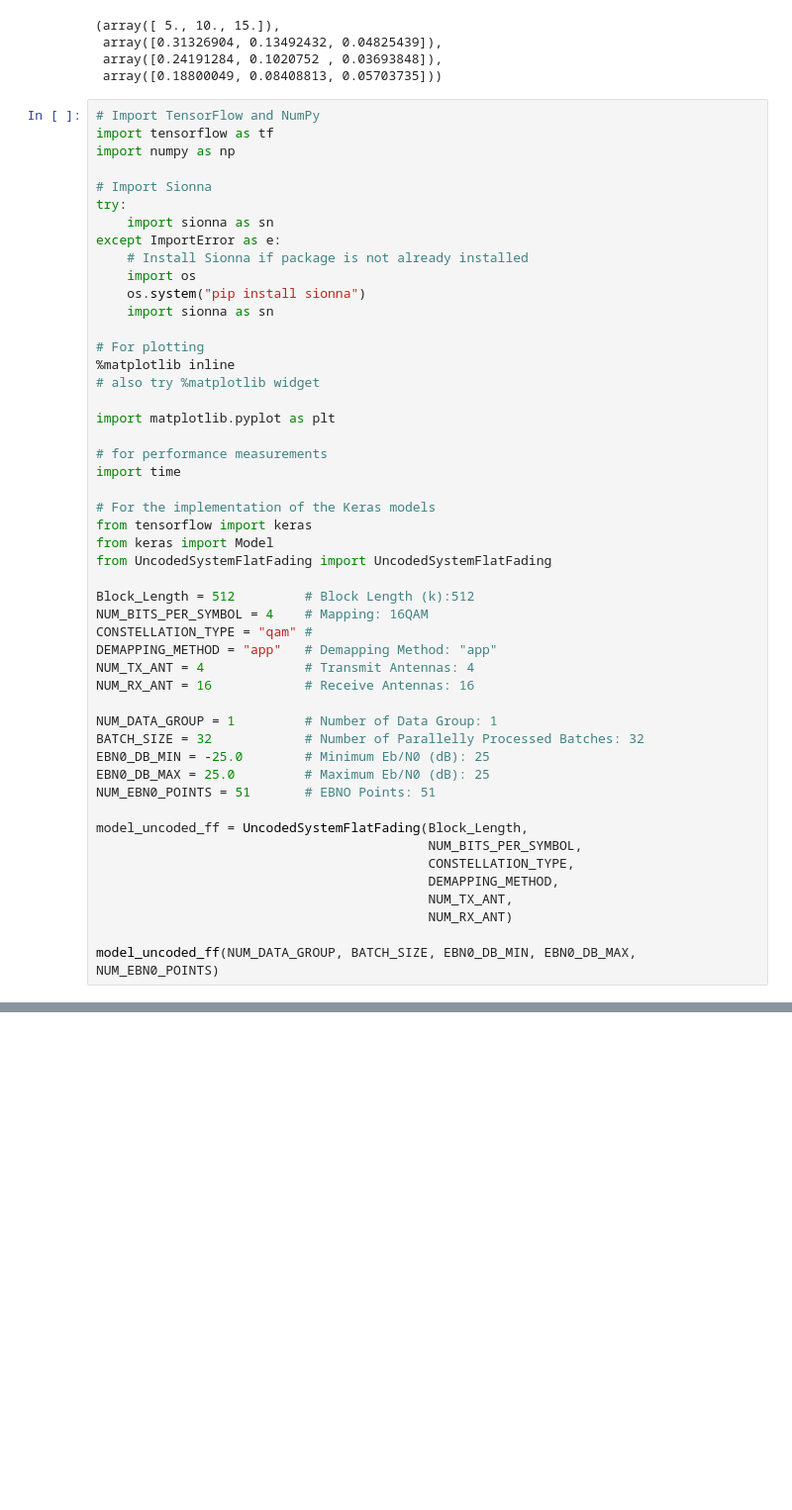
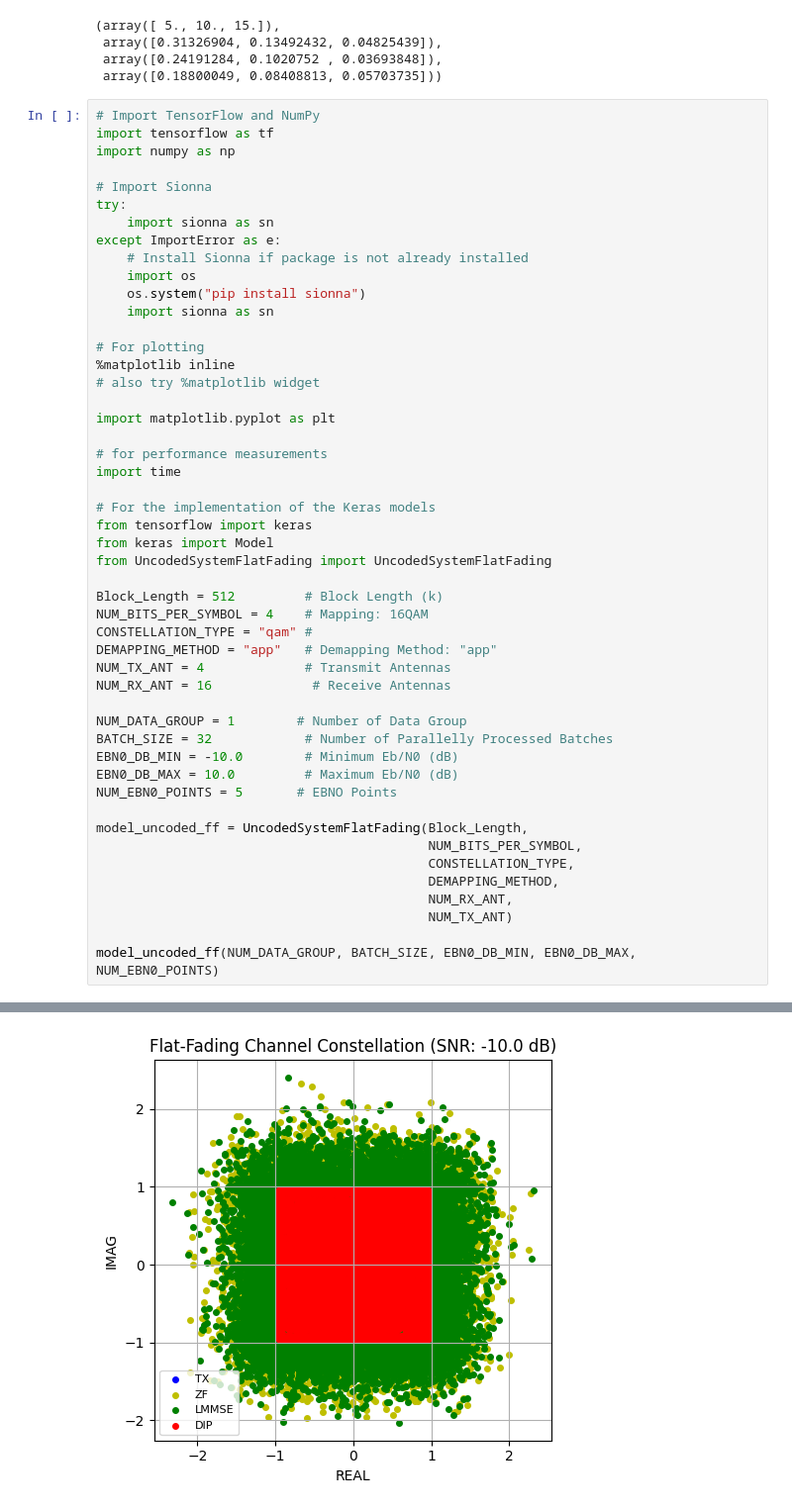
Before and after one commit to leeofaith/sionna, a Jupyter notebook: Jupyter Notebooks/Test.ipynb, the cells around one changed output, grey strips where cells are left out. Shown at 99% size. Cells and saved outputs as stored; diff of their text form; blank space fills up the shorter version.

```diff
--- a/Jupyter Notebooks/Test.ipynb
+++ b/Jupyter Notebooks/Test.ipynb
@@ -3497,25 +3498,25 @@ from tensorflow import keras
 from keras import Model
 from UncodedSystemFlatFading import UncodedSystemFlatFading
 
-Block_Length = 512         # Block Length (k):512
+Block_Length = 512         # Block Length (k)
 NUM_BITS_PER_SYMBOL = 4    # Mapping: 16QAM
 CONSTELLATION_TYPE = "qam" #
 DEMAPPING_METHOD = "app"   # Demapping Method: "app"
-NUM_TX_ANT = 4             # Transmit Antennas: 4
-NUM_RX_ANT = 16            # Receive Antennas: 16
+NUM_TX_ANT = 4             # Transmit Antennas
+NUM_RX_ANT = 16             # Receive Antennas
 
-NUM_DATA_GROUP = 1         # Number of Data Group: 1
-BATCH_SIZE = 32            # Number of Parallelly Processed Batches: 32
-EBN0_DB_MIN = -25.0        # Minimum Eb/N0 (dB): 25
-EBN0_DB_MAX = 25.0         # Maximum Eb/N0 (dB): 25
-NUM_EBN0_POINTS = 51       # EBNO Points: 51
+NUM_DATA_GROUP = 1        # Number of Data Group
+BATCH_SIZE = 32            # Number of Parallelly Processed Batches
+EBN0_DB_MIN = -10.0        # Minimum Eb/N0 (dB)
+EBN0_DB_MAX = 10.0         # Maximum Eb/N0 (dB)
+NUM_EBN0_POINTS = 5       # EBNO Points
 
 model_uncoded_ff = UncodedSystemFlatFading(Block_Length,
                                            NUM_BITS_PER_SYMBOL,
                                            CONSTELLATION_TYPE,
                                            DEMAPPING_METHOD,
-                                           NUM_TX_ANT,
-                                           NUM_RX_ANT)
+                                           NUM_RX_ANT,
+                                           NUM_TX_ANT)
 
 model_uncoded_ff(NUM_DATA_GROUP, BATCH_SIZE, EBN0_DB_MIN, EBN0_DB_MAX, NUM_EBN0_POINTS)
 # %% [output]
@@ -3530,0 +3541 @@ ______________________________________________________
+[figure, added]
```
Also changed, not shown: parts of 3 cells of this notebook, 12 other files.
